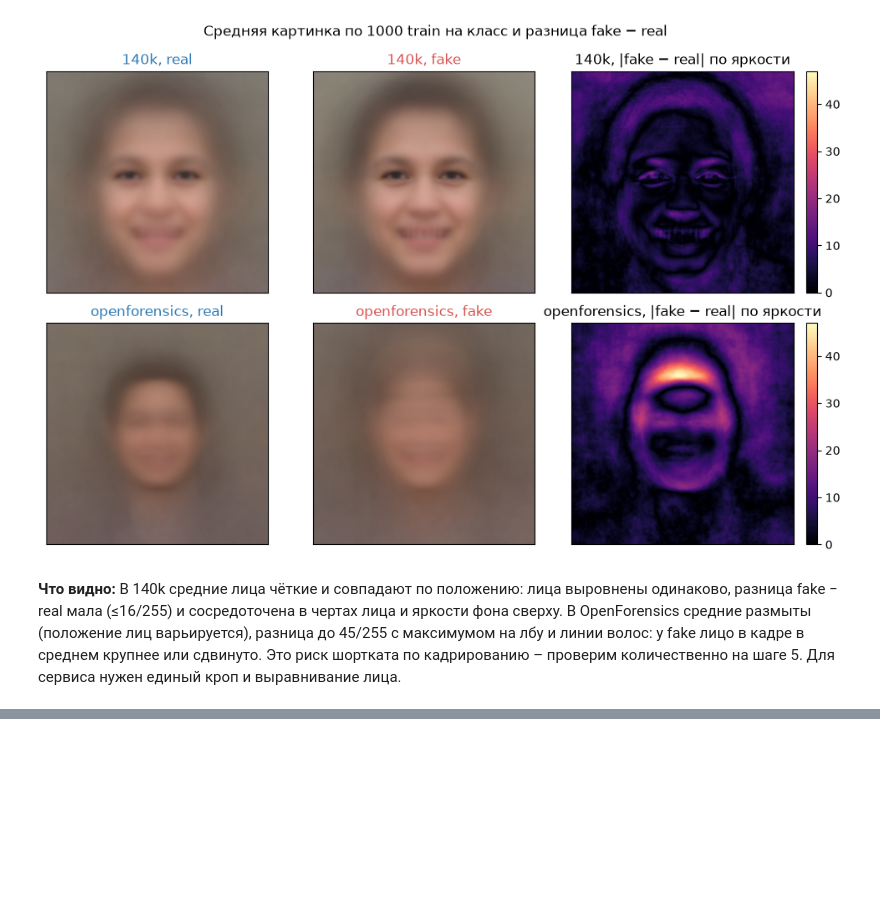
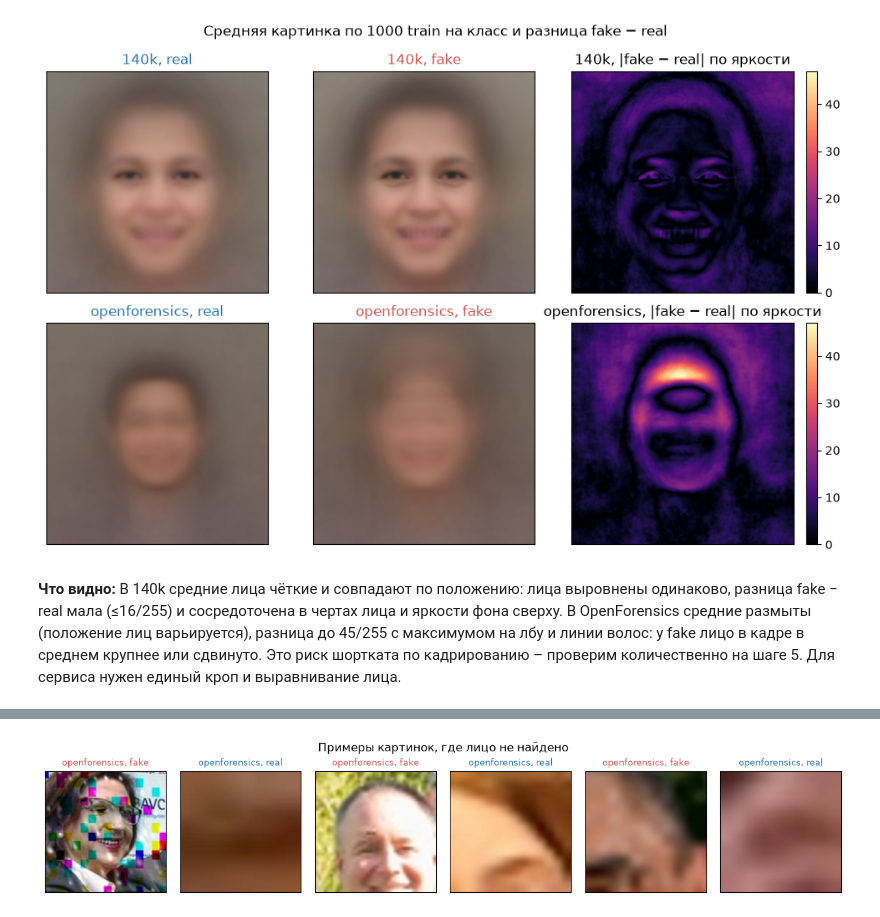
Before and after one commit to ayazvaliev/35-Deepfake-image-detection-project-HSE-26, a Jupyter notebook: notebooks/eda_140k.ipynb, the cells around one changed output, grey strips where cells are left out. Drawn from its saved outputs; the diff is of its cells as text; code cells hidden in the pictures; blank space fills up the shorter version.

```diff
--- a/notebooks/eda_140k.ipynb
+++ b/notebooks/eda_140k.ipynb
@@ -278,0 +285,6 @@ fig.tight_layout()
+# %%
+from src.face_stats import FIELDS, build_face_stats, ks_table
+
+face = build_face_stats()
+continuous = [f for f in FIELDS if f != "n_faces"]
+face.groupby(["dataset", "label"]).size()
@@ -278,0 +311,14 @@ fig.tight_layout()
+# %%
+no_face = face[face["n_faces"] == 0]
+examples = no_face.sample(min(6, len(no_face)), random_state=SEED)
+
+fig, axes = plt.subplots(1, len(examples), figsize=(2 * len(examples), 2.4))
+for ax, (_, row) in zip(axes, examples.iterrows()):
+    ax.imshow(load(row["path"], 128))
+    ax.set_title(f"{row['dataset']}, {classes[row['label']]}", fontsize=9, color=COLORS[classes[row["label"]]])
+    ax.set_xticks([])
+    ax.set_yticks([])
+fig.suptitle("Примеры картинок, где лицо не найдено")
+fig.tight_layout()
+# %% [output]
+[figure, added]
```
Also changed, not shown: parts of 12 cells of this notebook, 4 other files.
